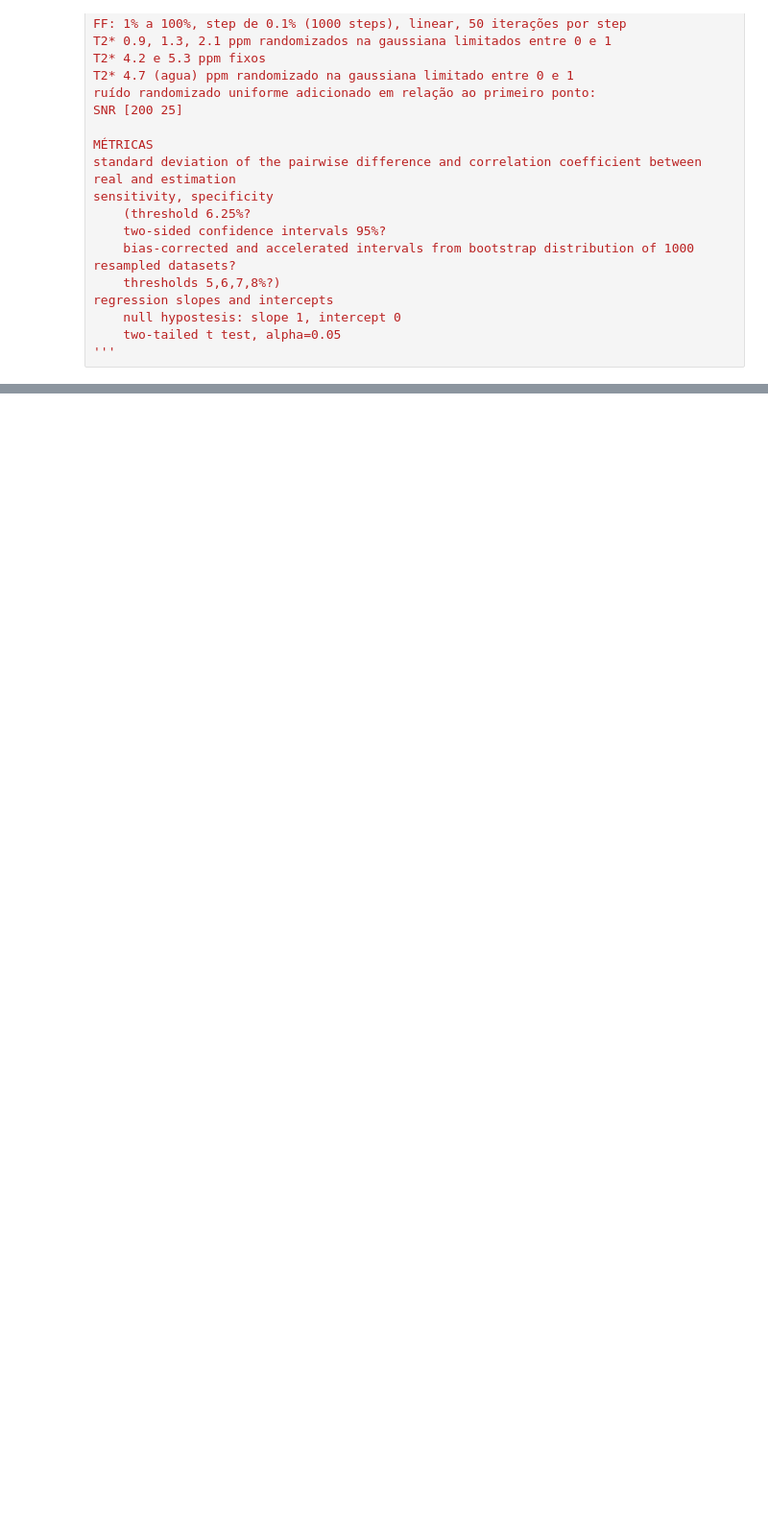
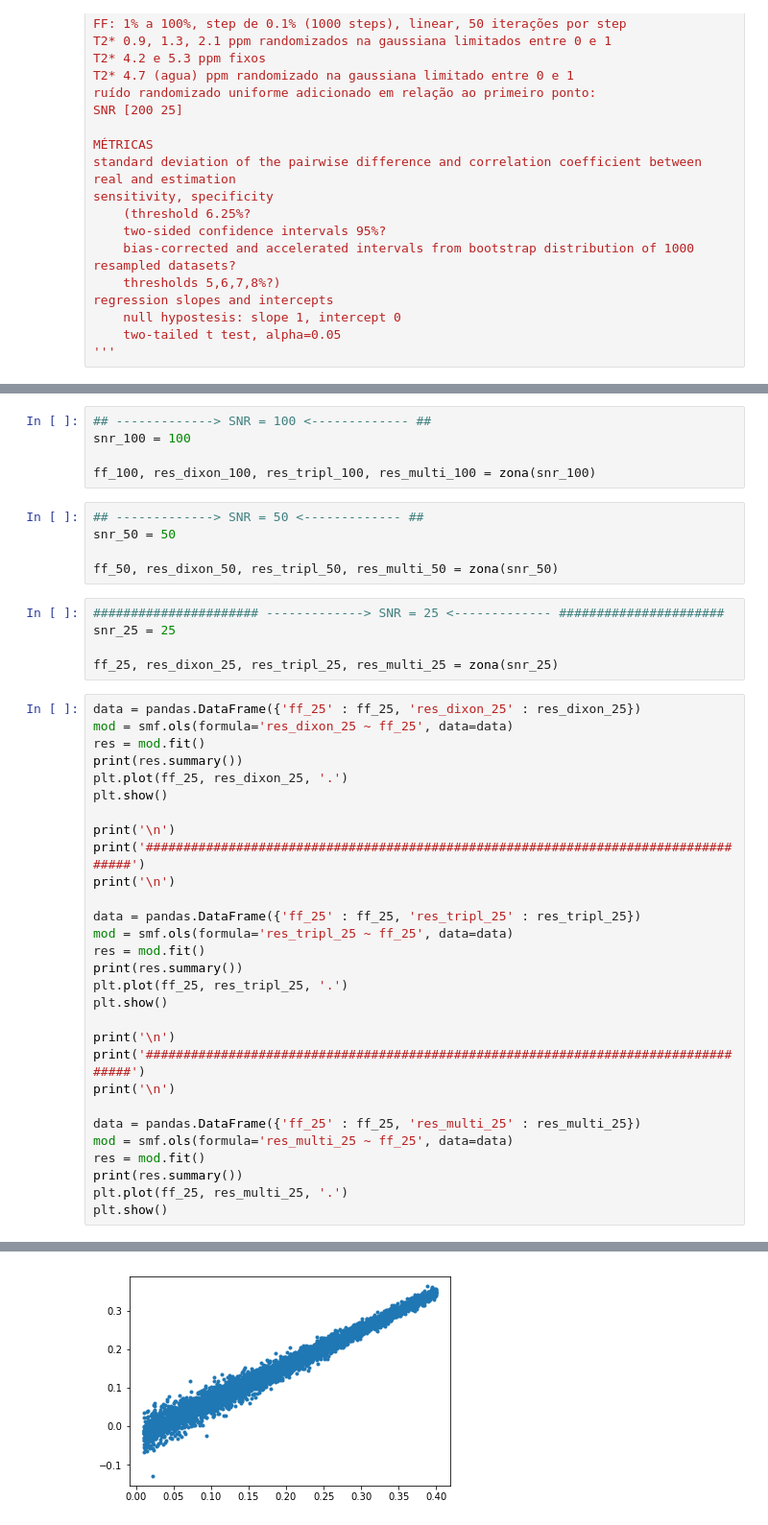
Before and after one commit to yuriajala/modelagem-datasets, a Jupyter notebook: abstract- noise in quantification.ipynb, the cells around one changed output, grey strips where cells are left out. Shown at 96% size. Saved outputs shown, nothing was run; the diff lists cells and outputs as text; blank space fills up the shorter version.

```diff
--- a/abstract- noise in quantification.ipynb
+++ b/abstract- noise in quantification.ipynb
@@ -319,0 +334,45 @@ def calc_fatfrac(fitted_parameters):
+# %%
+## -------------> SNR = 100 <------------- ##
+snr_100 = 100
+
+ff_100, res_dixon_100, res_tripl_100, res_multi_100 = zona(snr_100)
+# %%
+## -------------> SNR = 50 <------------- ##
+snr_50 = 50
+
+ff_50, res_dixon_50, res_tripl_50, res_multi_50 = zona(snr_50)
+# %%
+###################### -------------> SNR = 25 <------------- ######################
+snr_25 = 25
+
+ff_25, res_dixon_25, res_tripl_25, res_multi_25 = zona(snr_25)
+# %%
+data = pandas.DataFrame({'ff_25' : ff_25, 'res_dixon_25' : res_dixon_25})
+mod = smf.ols(formula='res_dixon_25 ~ ff_25', data=data)
+res = mod.fit()
+print(res.summary())
+plt.plot(ff_25, res_dixon_25, '.')
+plt.show()
+
+print('\n')
+print('###################################################################################')
+print('\n')
+
+data = pandas.DataFrame({'ff_25' : ff_25, 'res_tripl_25' : res_tripl_25})
+mod = smf.ols(formula='res_tripl_25 ~ ff_25', data=data)
+res = mod.fit()
+print(res.summary())
+plt.plot(ff_25, res_tripl_25, '.')
+plt.show()
+
+print('\n')
+print('###################################################################################')
+print('\n')
+
+data = pandas.DataFrame({'ff_25' : ff_25, 'res_multi_25' : res_multi_25})
+mod = smf.ols(formula='res_multi_25 ~ ff_25', data=data)
+res = mod.fit()
+print(res.summary())
+plt.plot(ff_25, res_multi_25, '.')
+plt.show()
+# %% [output]
@@ -319,0 +396 @@ def calc_fatfrac(fitted_parameters):
+[figure, added]
```
Also changed, not shown: parts of 5 cells of this notebook, 1 other file.
